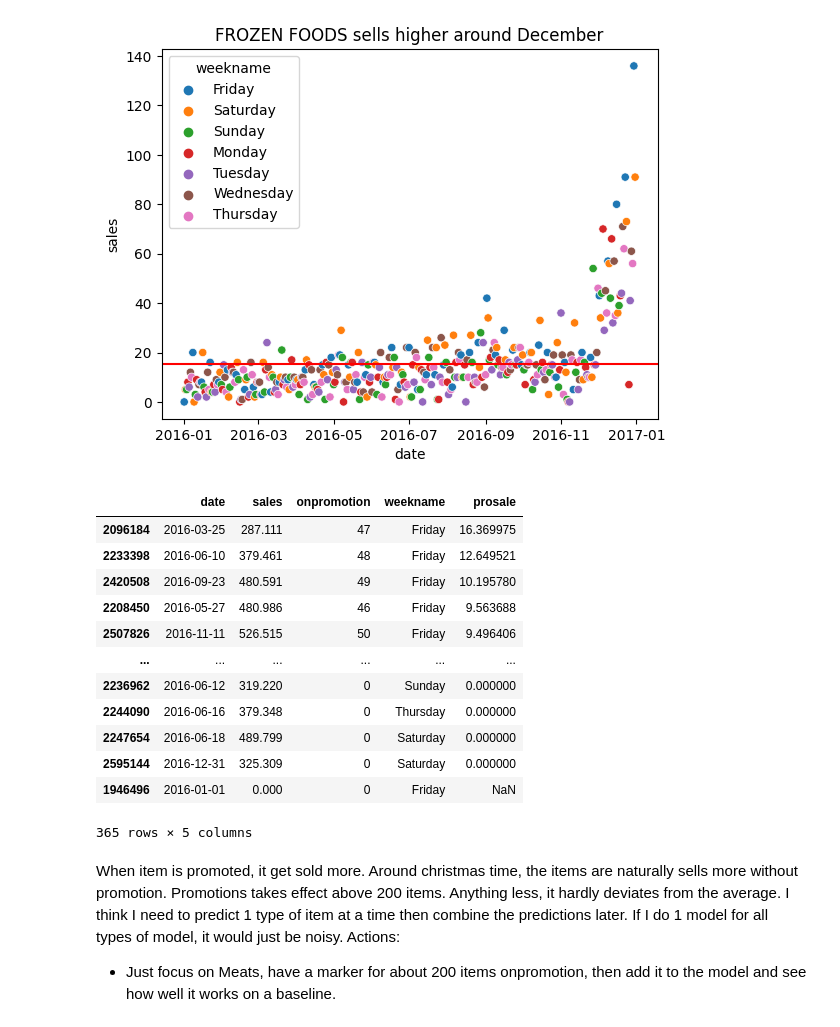
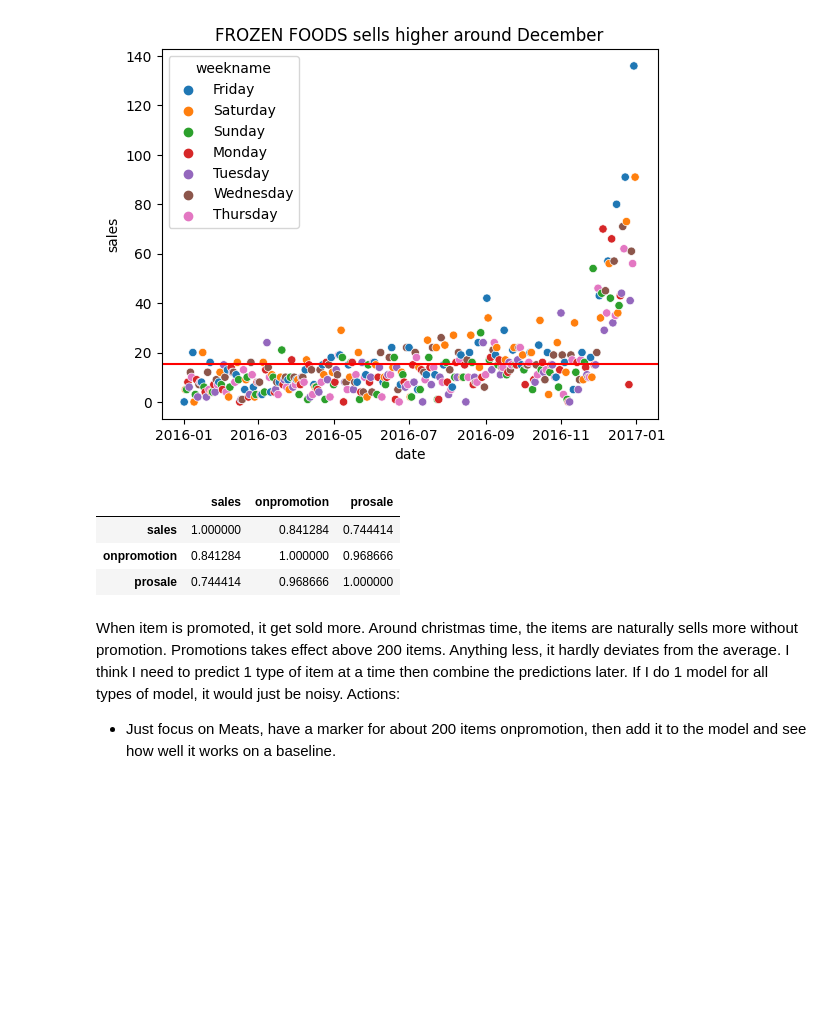
Before and after one commit to cmd-master/store-sales, a Jupyter notebook: store-sales.ipynb, the cells around one changed output. Drawn from its saved outputs; the diff is of its cells as text; code cells hidden in the pictures; blank space fills up the shorter version.

Commit message:
Kaggle Notebook | Store Sales | Version 8

```diff
--- a/store-sales.ipynb
+++ b/store-sales.ipynb
@@ -21,7 +21,7 @@ import pandas as pd
 import numpy as np
 import seaborn as sns
 import matplotlib.pyplot as plt
-pd.options.display.max_rows = 200
+pd.options.display.max_rows = 400
 import warnings
 warnings.filterwarnings('ignore')
 # %%
@@ -41,6 +41,7 @@ df['date'] = pd.to_datetime(df['date'])
 df['week'] = df['date'].dt.isocalendar().week
 df['year'] = df['date'].dt.year
 df['weekname'] = df.date.dt.day_name()
+df['promo-sales'] = df['onpromotion'] / df['sales']
 # %%
 ## Organize
 target = 'sales'
@@ -124,25 +125,17 @@ plt.title('FROZEN FOODS sells higher around December');
 # %%
 g = train.query('year == 2016')
 g = g.query('store_nbr == 24')
 g = g.query('family in ("MEATS")')
 g = g[['date', 'sales', 'onpromotion', 'weekname']]
 # sns.scatterplot(g, x='sales', y='onpromotion')
-g['prosale'] = g['onpromotion'] / g['sales'] * 100
-g.sort_values(by='prosale', ascending=False)
+g['prosale'] = g['onpromotion'] / g['sales']
+# g.sort_values(by='prosale', ascending=False)
+g.corr(numeric_only=True)
 # %% [output]
-|  | date | sales | onpromotion | weekname | prosale |
-| 2096184 | 2016-03-25 | 287.111 | 47 | Friday | 16.369975 |
-| 2233398 | 2016-06-10 | 379.461 | 48 | Friday | 12.649521 |
-| 2420508 | 2016-09-23 | 480.591 | 49 | Friday | 10.195780 |
-| 2208450 | 2016-05-27 | 480.986 | 46 | Friday | 9.563688 |
-| 2507826 | 2016-11-11 | 526.515 | 50 | Friday | 9.496406 |
-| ... | ... | ... | ... | ... | ... |
-| 2236962 | 2016-06-12 | 319.220 | 0 | Sunday | 0.000000 |
-| 2244090 | 2016-06-16 | 379.348 | 0 | Thursday | 0.000000 |
-| 2247654 | 2016-06-18 | 489.799 | 0 | Saturday | 0.000000 |
-| 2595144 | 2016-12-31 | 325.309 | 0 | Saturday | 0.000000 |
-| 1946496 | 2016-01-01 | 0.000 | 0 | Friday | NaN |
+|  | sales | onpromotion | prosale |
+| sales | 1.000000 | 0.841284 | 0.744414 |
+| onpromotion | 0.841284 | 1.000000 | 0.968666 |
+| prosale | 0.744414 | 0.968666 | 1.000000 |
-365 rows × 5 columns
 # %% [markdown]
 When item is promoted, it get sold more. Around christmas time, the items are naturally sells more without promotion. Promotions takes effect above 200 items. Anything less, it hardly deviates from the average. I think I need to predict 1 type of item at a time then combine the predictions later. If I do 1 model for all types of model, it would just be noisy.
 Actions:
```
Also changed, not shown: parts of 11 cells of this notebook.
